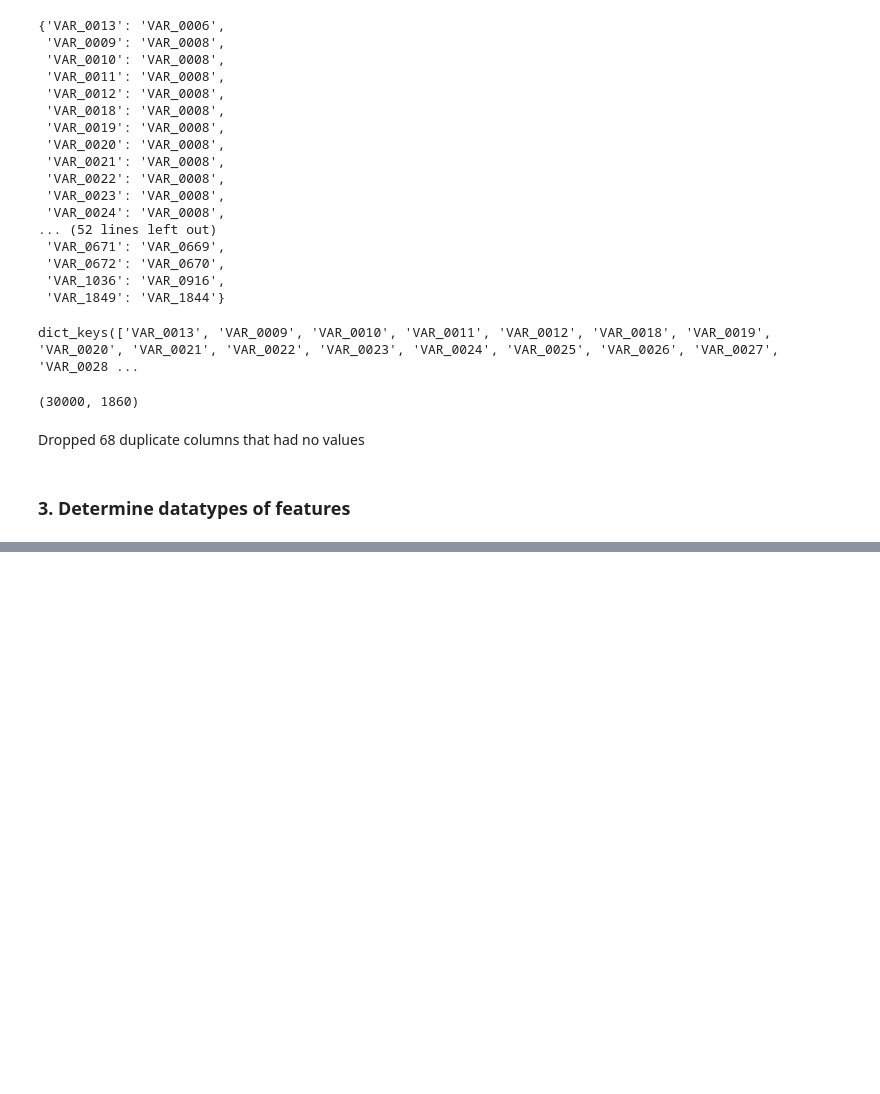
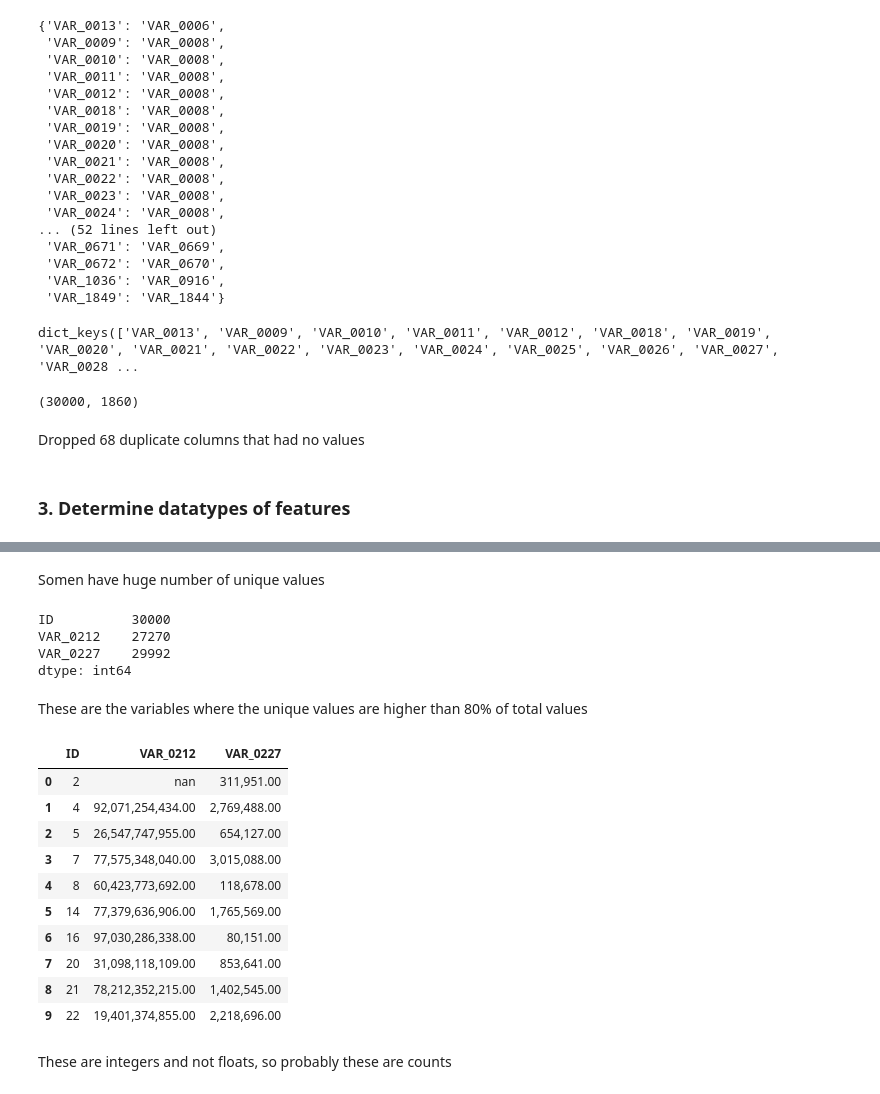
Before and after one commit to waficf/Kaggle_Competitions, a Jupyter notebook: Springleaf.ipynb, the cells around one changed output, grey strips where cells are left out. Drawn from its saved outputs; the diff is of its cells as text; code cells hidden in the pictures; blank space fills up the shorter version.

```diff
--- a/Springleaf.ipynb
+++ b/Springleaf.ipynb
@@ -158,0 +138,2 @@ display_all(df_train.head().T)
+# %%
+unique = df_train.nunique(dropna=False)
@@ -158,0 +160,30 @@ display_all(df_train.head().T)
+# %% [markdown]
+Somen have huge number of unique values
+# %%
+# Proportion of unique from total rows
+pd.options.display.float_format = '{:,.2f}'.format
+top_unique = unique[unique.sort_values(ascending=False)/df_train.shape[0] > 0.8]
+top_unique
+# %% [output]
+ID          30000
+VAR_0212    27270
+VAR_0227    29992
+dtype: int64
+# %% [markdown]
+These are the variables where the unique values are higher than 80% of total values
+# %%
+df_train[list(top_unique.index)].head(10)
+# %% [output]
+|  | ID | VAR_0212 | VAR_0227 |
+| 0 | 2 | nan | 311,951.00 |
+| 1 | 4 | 92,071,254,434.00 | 2,769,488.00 |
+| 2 | 5 | 26,547,747,955.00 | 654,127.00 |
+| 3 | 7 | 77,575,348,040.00 | 3,015,088.00 |
+| 4 | 8 | 60,423,773,692.00 | 118,678.00 |
+| 5 | 14 | 77,379,636,906.00 | 1,765,569.00 |
+| 6 | 16 | 97,030,286,338.00 | 80,151.00 |
+| 7 | 20 | 31,098,118,109.00 | 853,641.00 |
+| 8 | 21 | 78,212,352,215.00 | 1,402,545.00 |
+| 9 | 22 | 19,401,374,855.00 | 2,218,696.00 |
+# %% [markdown]
+These are integers and not floats, so probably these are counts
```
Also changed, not shown: parts of 16 cells of this notebook.
